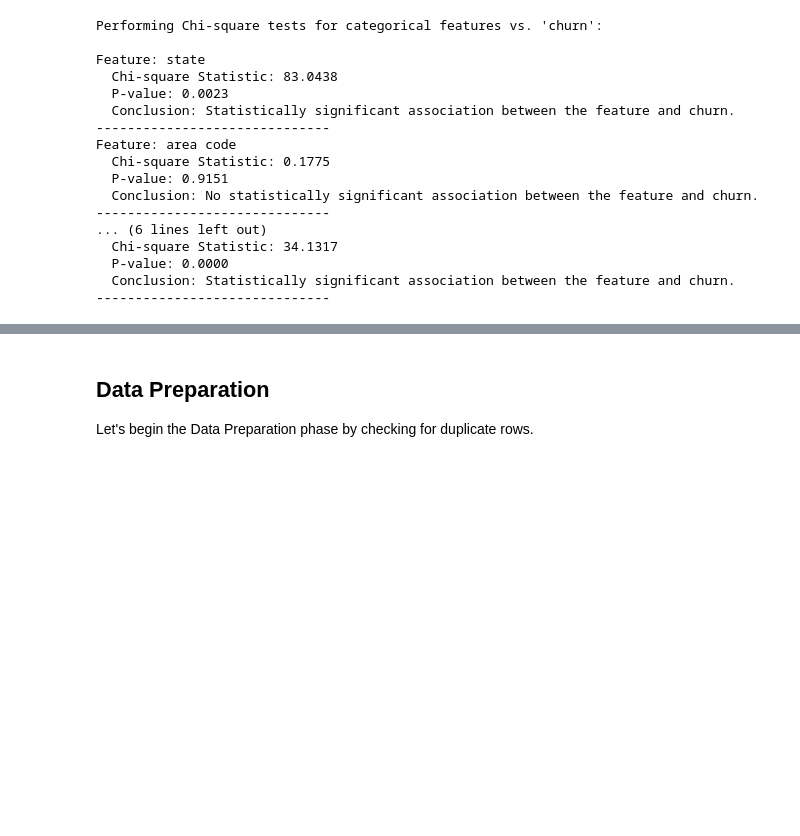
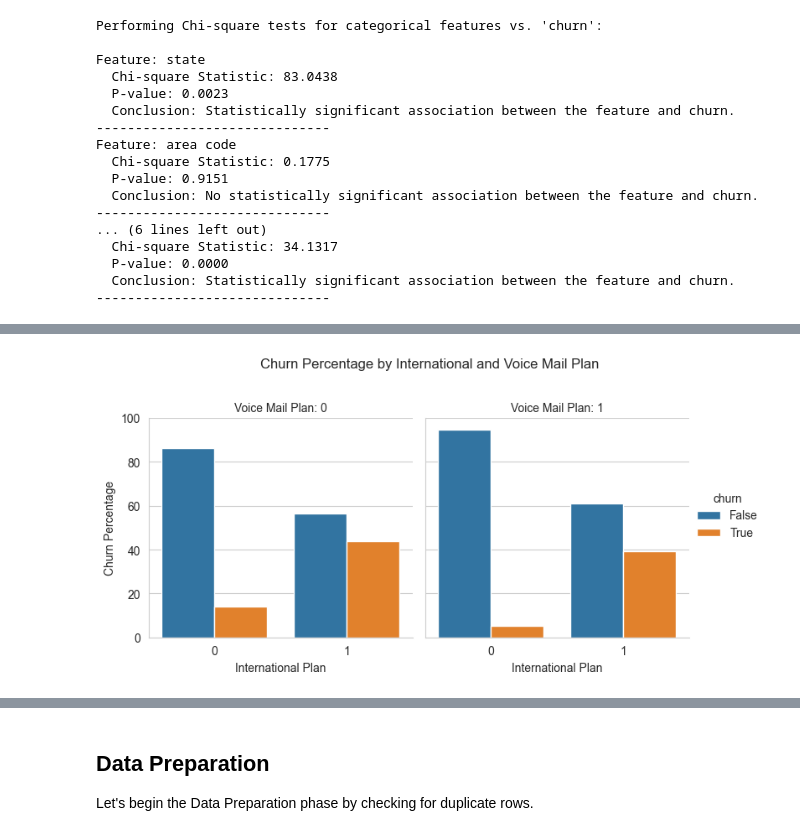
Before and after one commit to Wangui10/syria-tel-churn, a Jupyter notebook: classification_notebook.ipynb, the cells around one changed output, grey strips where cells are left out. Drawn from its saved outputs; the diff is of its cells as text; code cells hidden in the pictures; blank space fills up the shorter version.

```diff
--- a/classification_notebook.ipynb
+++ b/classification_notebook.ipynb
@@ -514,0 +601,28 @@ INFERENTIAL STATISTICS OBSERVATION:
+# %%
+# Create a new DataFrame for proportions
+df_grouped = (
+    df
+    .groupby(['voice mail plan', 'international plan', 'churn'])
+    .size()
+    .reset_index(name='count')
+)
+
+# Calculate total counts per group (per facet + bar group)
+df_grouped['total'] = df_grouped.groupby(['voice mail plan', 'international plan'])['count'].transform('sum')
+df_grouped['percent'] = df_grouped['count'] / df_grouped['total'] * 100
+
+# Plot using percentages
+g = sns.catplot(
+    x='international plan', y='percent', hue='churn', col='voice mail plan',
+    data=df_grouped, kind='bar', height=4, aspect=0.9
+)
+
+g.set_axis_labels("International Plan", "Churn Percentage")
+g.set_titles(col_template="Voice Mail Plan: {col_name}")
+g.set(ylim=(0, 100))
+
+plt.subplots_adjust(top=0.8)
+plt.suptitle("Churn Percentage by International and Voice Mail Plan")
+plt.show()
+# %% [output]
+[figure, added]
```
Also changed, not shown: parts of 51 cells of this notebook, 8 other files.
